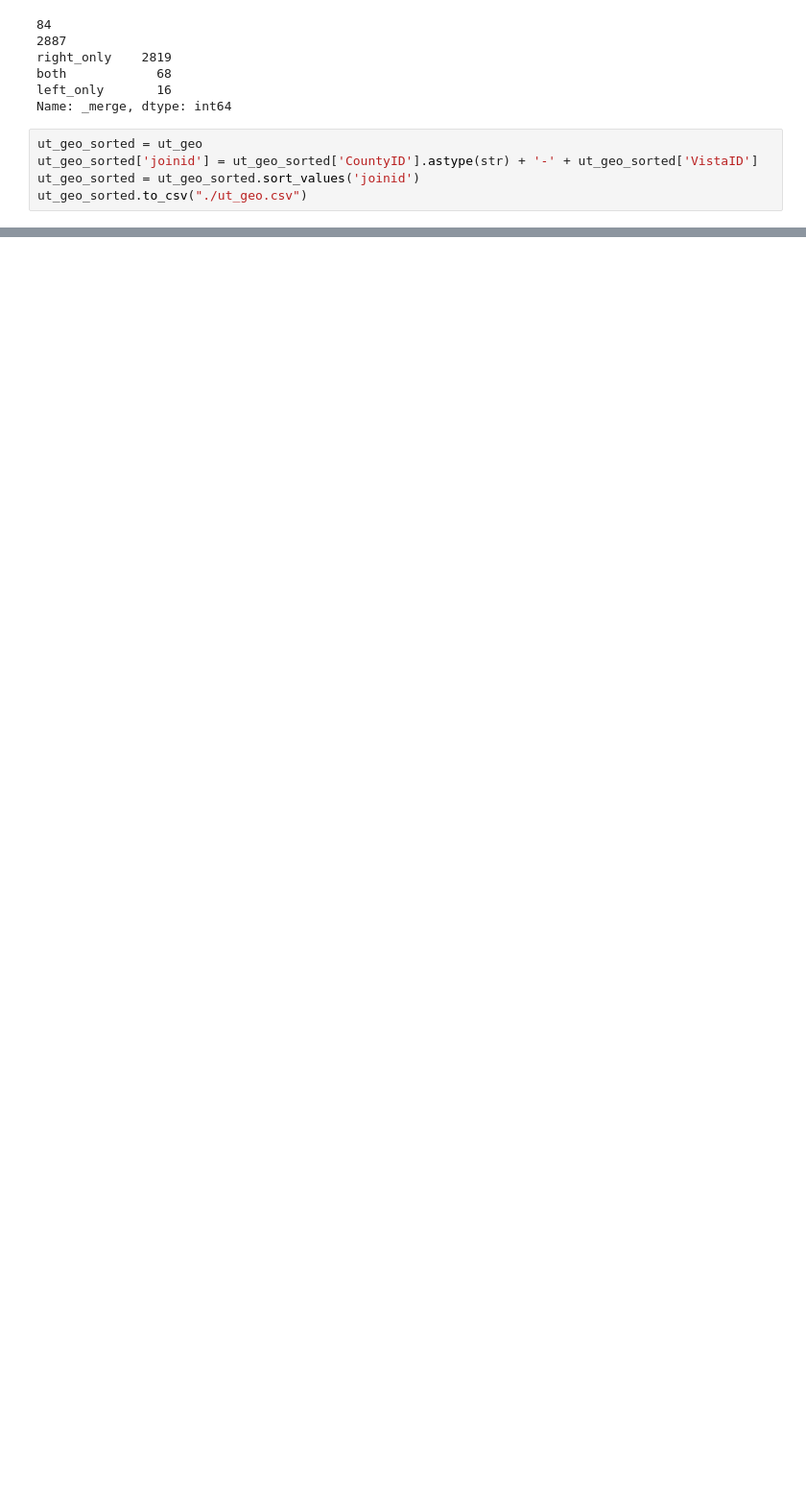
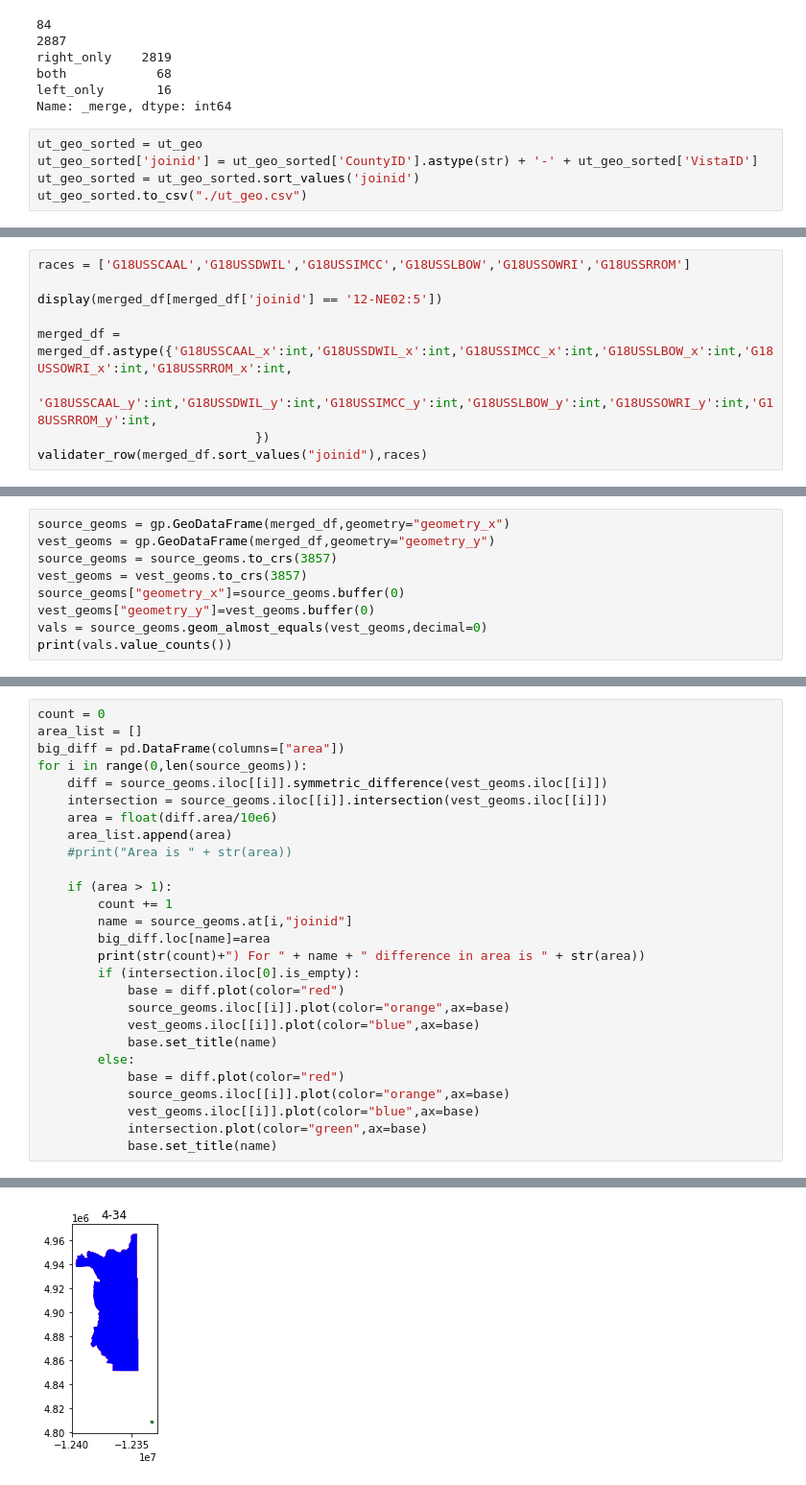
Before and after one commit to nonpartisan-redistricting-datahub/pdv-ut, a Jupyter notebook: vest-ut-2018/validation-2.ipynb, the cells around one changed output, grey strips where cells are left out. Shown at 96% size. Drawn from its saved outputs; the diff is of its cells as text; blank space fills up the shorter version.

```diff
--- a/vest-ut-2018/validation-2.ipynb
+++ b/vest-ut-2018/validation-2.ipynb
@@ -1024,0 +1170,9 @@ ut_geo_sorted.to_csv("./ut_geo.csv")
+# %%
+races = ['G18USSCAAL','G18USSDWIL','G18USSIMCC','G18USSLBOW','G18USSOWRI','G18USSRROM']
+
+display(merged_df[merged_df['joinid'] == '12-NE02:5'])
+
+merged_df = merged_df.astype({'G18USSCAAL_x':int,'G18USSDWIL_x':int,'G18USSIMCC_x':int,'G18USSLBOW_x':int,'G18USSOWRI_x':int,'G18USSRROM_x':int,
+                             'G18USSCAAL_y':int,'G18USSDWIL_y':int,'G18USSIMCC_y':int,'G18USSLBOW_y':int,'G18USSOWRI_y':int,'G18USSRROM_y':int,
+                             })
+validater_row(merged_df.sort_values("joinid"),races)
@@ -1024,0 +1199,9 @@ ut_geo_sorted.to_csv("./ut_geo.csv")
+# %%
+source_geoms = gp.GeoDataFrame(merged_df,geometry="geometry_x")
+vest_geoms = gp.GeoDataFrame(merged_df,geometry="geometry_y")
+source_geoms = source_geoms.to_crs(3857)
+vest_geoms = vest_geoms.to_crs(3857)
+source_geoms["geometry_x"]=source_geoms.buffer(0)
+vest_geoms["geometry_y"]=vest_geoms.buffer(0)
+vals = source_geoms.geom_almost_equals(vest_geoms,decimal=0)
+print(vals.value_counts())
@@ -1024,0 +1211,28 @@ ut_geo_sorted.to_csv("./ut_geo.csv")
+# %%
+count = 0
+area_list = []
+big_diff = pd.DataFrame(columns=["area"])
+for i in range(0,len(source_geoms)):
+    diff = source_geoms.iloc[[i]].symmetric_difference(vest_geoms.iloc[[i]])
+    intersection = source_geoms.iloc[[i]].intersection(vest_geoms.iloc[[i]])
+    area = float(diff.area/10e6)
+    area_list.append(area)
+    #print("Area is " + str(area))
+
+    if (area > 1):
+        count += 1
+        name = source_geoms.at[i,"joinid"]
+        big_diff.loc[name]=area
+        print(str(count)+") For " + name + " difference in area is " + str(area))
+        if (intersection.iloc[0].is_empty):
+            base = diff.plot(color="red")
+            source_geoms.iloc[[i]].plot(color="orange",ax=base)
+            vest_geoms.iloc[[i]].plot(color="blue",ax=base)
+            base.set_title(name)
+        else:
+            base = diff.plot(color="red")
+            source_geoms.iloc[[i]].plot(color="orange",ax=base)
+            vest_geoms.iloc[[i]].plot(color="blue",ax=base)
+            intersection.plot(color="green",ax=base)
+            base.set_title(name)
+# %% [output]
@@ -1024,0 +1273 @@ ut_geo_sorted.to_csv("./ut_geo.csv")
+[figure, added]
```
Also changed, not shown: parts of 26 cells of this notebook, 16 other files.
